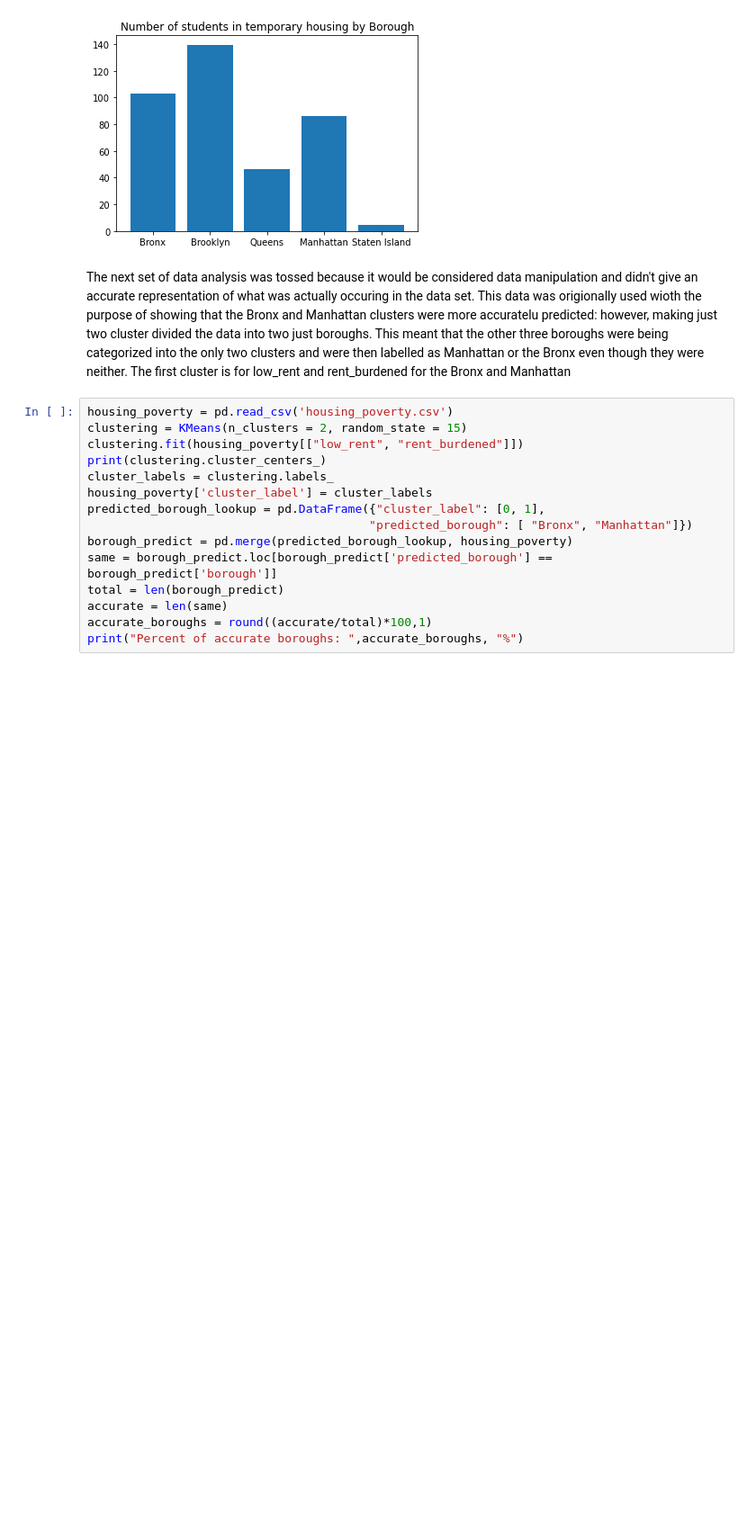
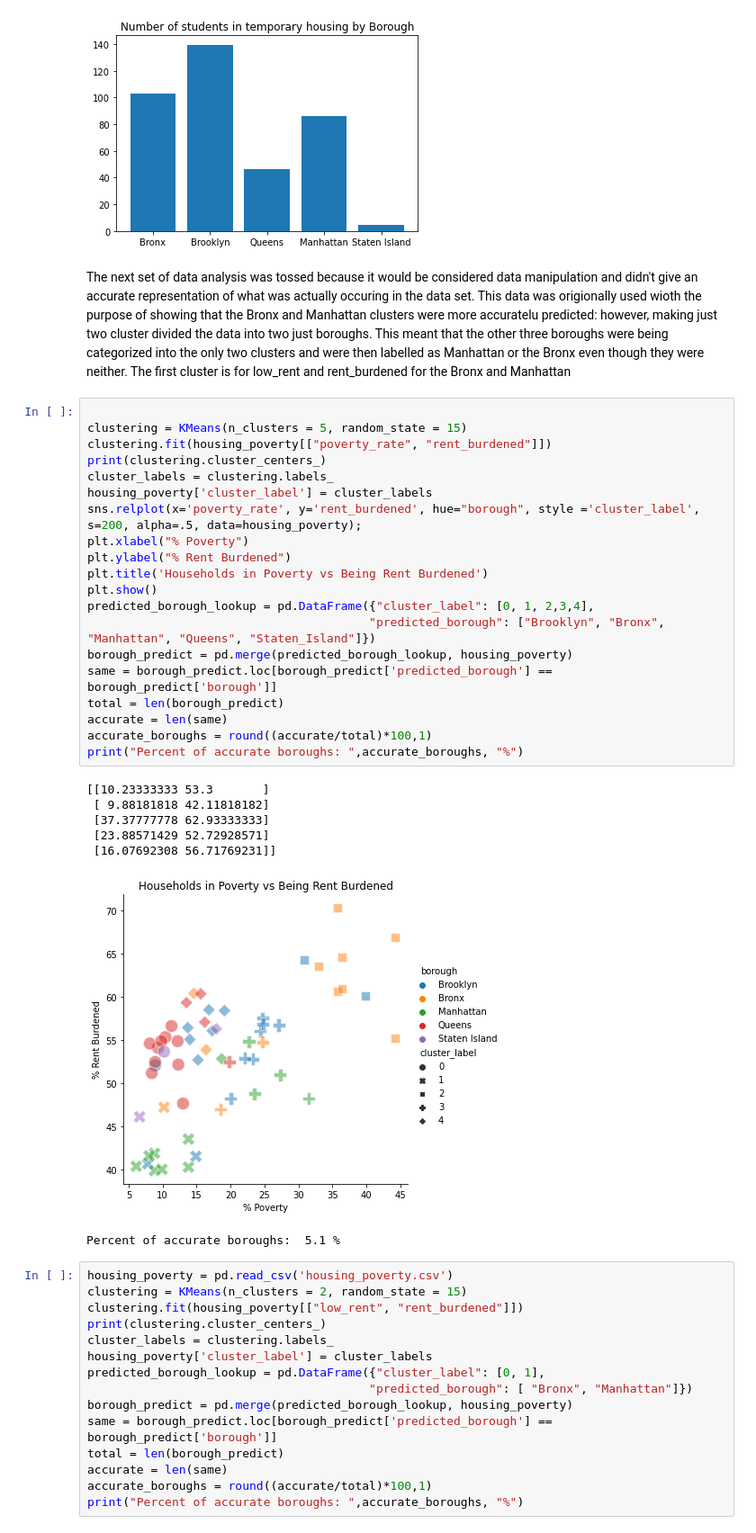
Before and after one commit to cailtyn-caj96/info-2950, a Jupyter notebook: final/appendix.ipynb, the cells around one changed output. Shown at 90% size. Saved outputs shown, nothing was run; the diff lists cells and outputs as text; blank space fills up the shorter version.

```diff
--- a/final/appendix.ipynb
+++ b/final/appendix.ipynb
@@ -146,6 +184,34 @@ plt.show()
 [figure]
 # %% [markdown]
 The next set of data analysis was tossed because it would be considered data manipulation and didn't give an accurate representation of what was actually occuring in the data set. This data was origionally used wioth the purpose of showing that the Bronx and Manhattan clusters were more accuratelu predicted: however, making just two cluster divided the data into two just boroughs. This meant that the other three boroughs were being categorized into the only two clusters and were then labelled as Manhattan or the Bronx even though they were neither. The first cluster is for low_rent and rent_burdened for the Bronx and Manhattan
+# %%
+
+clustering = KMeans(n_clusters = 5, random_state = 15)
+clustering.fit(housing_poverty[["poverty_rate", "rent_burdened"]])
+print(clustering.cluster_centers_)
+cluster_labels = clustering.labels_
+housing_poverty['cluster_label'] = cluster_labels
+sns.relplot(x='poverty_rate', y='rent_burdened', hue="borough", style ='cluster_label', s=200, alpha=.5, data=housing_poverty);
+plt.xlabel("% Poverty")
+plt.ylabel("% Rent Burdened")
+plt.title('Households in Poverty vs Being Rent Burdened')
+plt.show()
+predicted_borough_lookup = pd.DataFrame({"cluster_label": [0, 1, 2,3,4],
+                                        "predicted_borough": ["Brooklyn", "Bronx", "Manhattan", "Queens", "Staten_Island"]})
+borough_predict = pd.merge(predicted_borough_lookup, housing_poverty)
+same = borough_predict.loc[borough_predict['predicted_borough'] == borough_predict['borough']]
+total = len(borough_predict)
+accurate = len(same)
+accurate_boroughs = round((accurate/total)*100,1)
+print("Percent of accurate boroughs: ",accurate_boroughs, "%")
+# %% [output]
+[[10.23333333 53.3       ]
+ [ 9.88181818 42.11818182]
+ [37.37777778 62.93333333]
+ [23.88571429 52.72928571]
+ [16.07692308 56.71769231]]
+[figure, added]
+Percent of accurate boroughs:  5.1 %
 # %%
 housing_poverty = pd.read_csv('housing_poverty.csv')
 clustering = KMeans(n_clusters = 2, random_state = 15)
```
Also changed, not shown: parts of 3 cells of this notebook, 3 other files.
